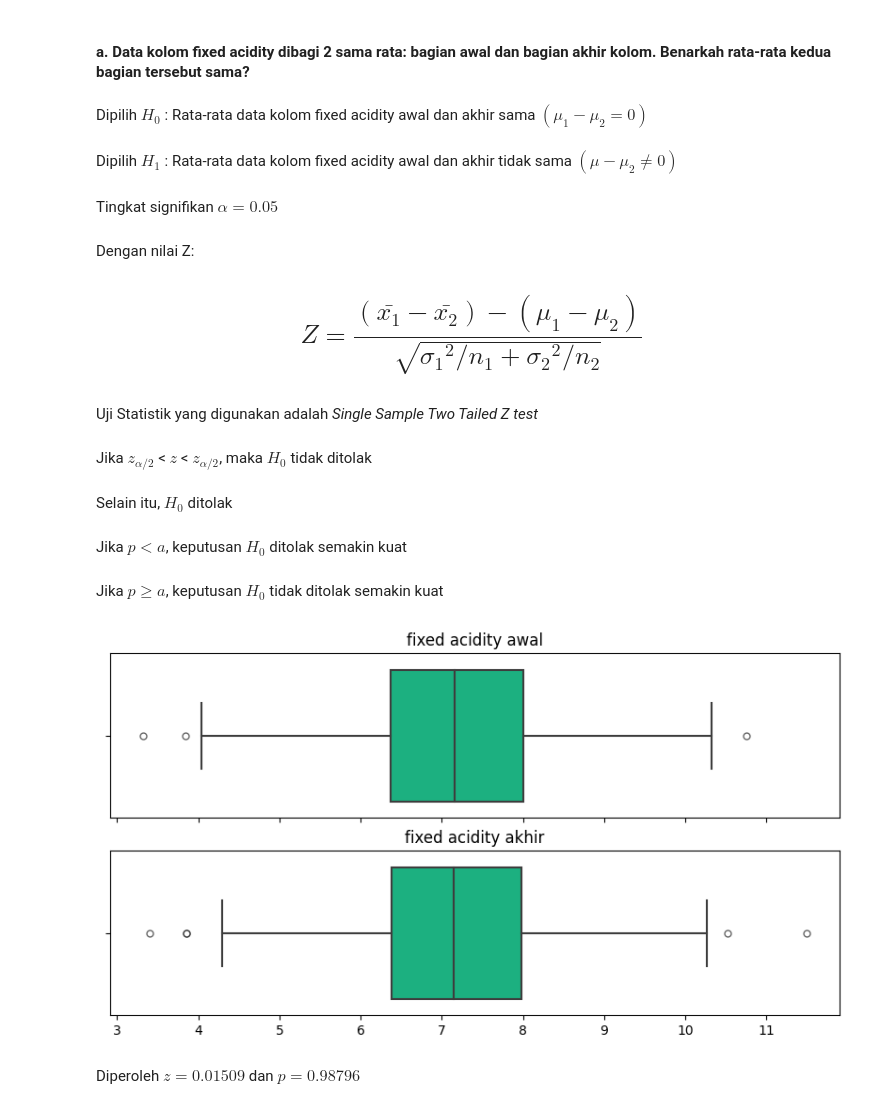
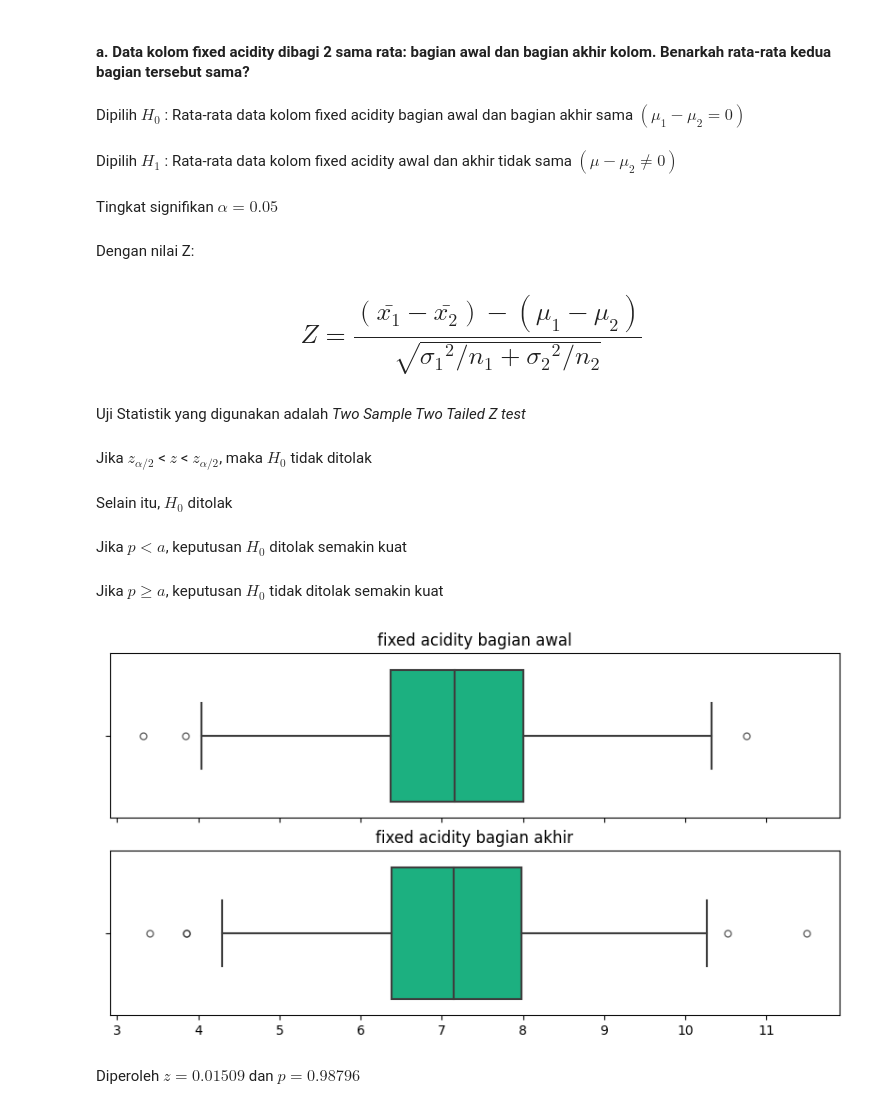
Before and after one commit to SaddamAnnais/K1-T1-IF2220-13521099, a Jupyter notebook: main.ipynb, the cells around one changed output. Cells and saved outputs as stored; diff of their text form; code cells hidden in the pictures.

```diff
--- a/main.ipynb
+++ b/main.ipynb
@@ -828,20 +829,21 @@ def hist_blox2(df1: pd.DataFrame,df2:pd.DataFrame, keterangan1: str,keterangan2:
 # %% [markdown]
 #### a. Data kolom fixed acidity dibagi 2 sama rata: bagian awal dan bagian akhir kolom. Benarkah rata-rata kedua bagian tersebut sama?
 # %%
-step_hypothesis2_testing(0, 'two-sided', 0.05, "normal", "Rata-rata data kolom fixed acidity awal dan akhir sama","Rata-rata data kolom fixed acidity awal dan akhir tidak sama")
+step_hypothesis2_testing(0, 'two-sided', 0.05, "normal", "Rata-rata data kolom fixed acidity bagian awal dan bagian akhir sama","Rata-rata data kolom fixed acidity awal dan akhir tidak sama")
 # %% [output]
-Dipilih $H_0$ : Rata-rata data kolom fixed acidity awal dan akhir sama $(\mu_1-\mu_2 = 0)$
+Dipilih $H_0$ : Rata-rata data kolom fixed acidity bagian awal dan bagian akhir sama $(\mu_1-\mu_2 = 0)$
 Dipilih $H_1$ : Rata-rata data kolom fixed acidity awal dan akhir tidak sama $(\mu-\mu_2 \neq 0)$
 Tingkat signifikan $\alpha=0.05$
 Dengan nilai Z:
 <font size = '5'> $$Z = \frac{(\bar{x_1}-\bar{x_2})-(\mu_1-\mu_2)}{\sqrt{{\sigma_1}^2/n_1+{\sigma_2}^2/n_2}}$$ <font size>
-Uji Statistik yang digunakan adalah *Single Sample Two Tailed Z test*
+Uji Statistik yang digunakan adalah *Two Sample Two Tailed Z test*
 Jika $z_{{\alpha/2}}$ < $z$ < $z_{{\alpha/2}}$, maka $H_0$ tidak ditolak
 Selain itu, $H_0$ ditolak
 Jika $p < a$, keputusan $H_0$ ditolak semakin kuat
 Jika $p \geq a$, keputusan $H_0$ tidak ditolak semakin kuat
 # %%
-hist_blox2(anggur['fixed acidity'][:len(anggur)//2],anggur['fixed acidity'][len(anggur)//2:],"fixed acidity awal","fixed acidity akhir")
+hist_blox2(anggur['fixed acidity'][:len(anggur)//2], anggur['fixed acidity'][len(anggur)//2:],
+           "fixed acidity bagian awal", "fixed acidity bagian akhir")
 # %% [output]
-[figure, old version]
+[figure, new version]
 # %%
```
Also changed, not shown: parts of 14 cells of this notebook.
